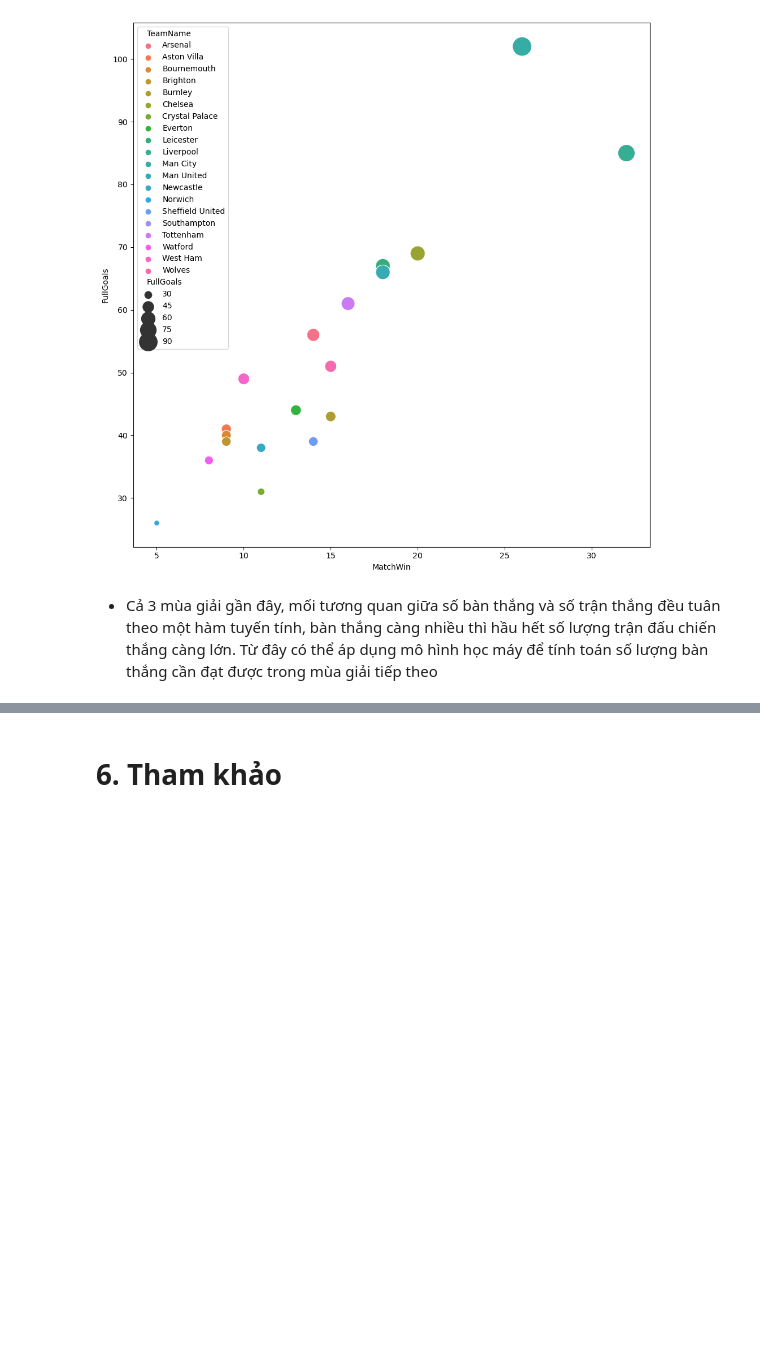
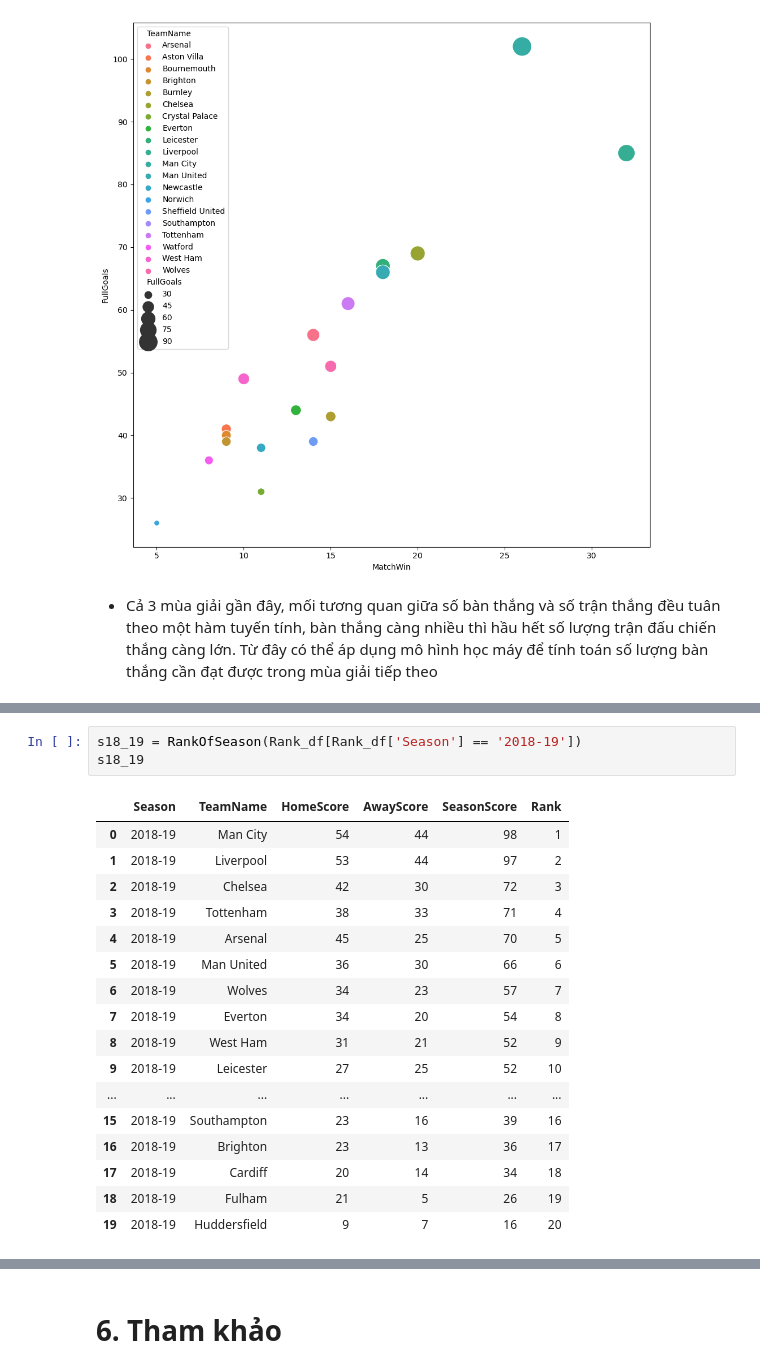
Before and after one commit to chopcolate/DataPrograming, a Jupyter notebook: Final_Project.ipynb, the cells around one changed output, grey strips where cells are left out. Cells and saved outputs as stored; diff of their text form; blank space fills up the shorter version.

```diff
--- a/Final_Project.ipynb
+++ b/Final_Project.ipynb
@@ -515,0 +689,21 @@ drawScatter(Summary_df[Summary_df['Season'] == '2019-20'])
+# %%
+s18_19 = RankOfSeason(Rank_df[Rank_df['Season'] == '2018-19'])
+s18_19
+# %% [output]
+|  | Season | TeamName | HomeScore | AwayScore | SeasonScore | Rank |
+| 0 | 2018-19 | Man City | 54 | 44 | 98 | 1 |
+| 1 | 2018-19 | Liverpool | 53 | 44 | 97 | 2 |
+| 2 | 2018-19 | Chelsea | 42 | 30 | 72 | 3 |
+| 3 | 2018-19 | Tottenham | 38 | 33 | 71 | 4 |
+| 4 | 2018-19 | Arsenal | 45 | 25 | 70 | 5 |
+| 5 | 2018-19 | Man United | 36 | 30 | 66 | 6 |
+| 6 | 2018-19 | Wolves | 34 | 23 | 57 | 7 |
+| 7 | 2018-19 | Everton | 34 | 20 | 54 | 8 |
+| 8 | 2018-19 | West Ham | 31 | 21 | 52 | 9 |
+| 9 | 2018-19 | Leicester | 27 | 25 | 52 | 10 |
+| ... | ... | ... | ... | ... | ... | ... |
+| 15 | 2018-19 | Southampton | 23 | 16 | 39 | 16 |
+| 16 | 2018-19 | Brighton | 23 | 13 | 36 | 17 |
+| 17 | 2018-19 | Cardiff | 20 | 14 | 34 | 18 |
+| 18 | 2018-19 | Fulham | 21 | 5 | 26 | 19 |
+| 19 | 2018-19 | Huddersfield | 9 | 7 | 16 | 20 |
```
Also changed, not shown: parts of 36 cells of this notebook.
